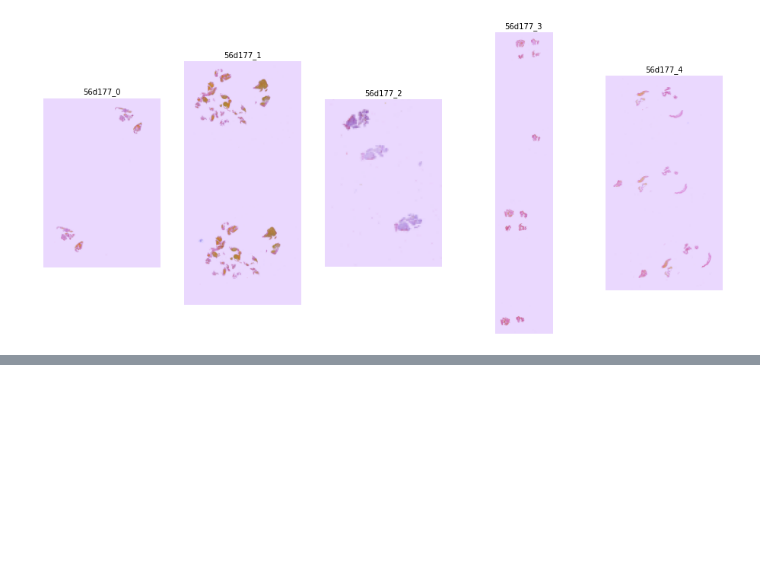
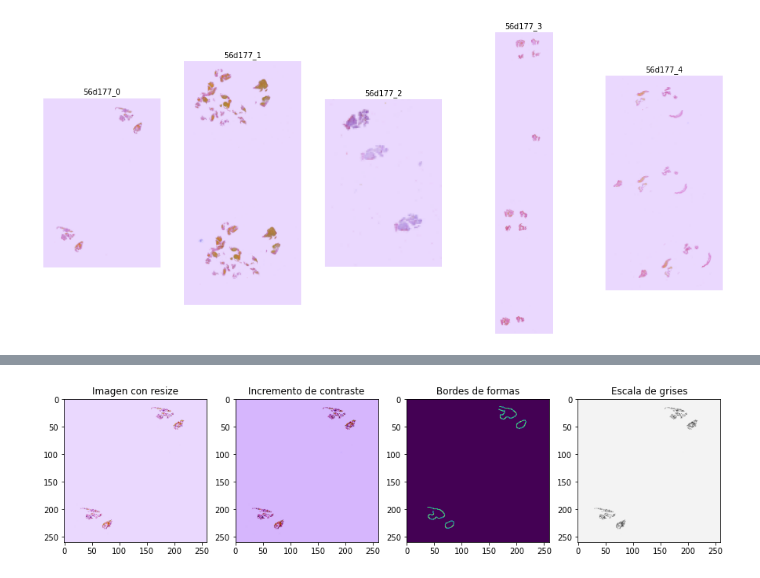
Before and after one commit to washuleru1/ACV-classification, a Jupyter notebook: Análisis exploratorio datos.ipynb, the cells around one changed output, grey strips where cells are left out. Saved outputs shown, nothing was run; the diff lists cells and outputs as text; code cells hidden in the pictures; blank space fills up the shorter version.

```diff
--- a/Análisis exploratorio datos.ipynb
+++ b/Análisis exploratorio datos.ipynb
@@ -198,12 +218,4 @@ plt.show()
 # %%
-img = io.imread("train/56d177_1.tif")
-image_resized = rescale(img, 0.2, multichannel=True, anti_aliasing=True)
-increased_contrast = exposure.adjust_gamma(image_resized, 2)
-img_gray = rgb2gray(image_resized)
-edge_img = feature.canny(img_gray, sigma=3)
-ig, ax = plt.subplots(1,4, figsize=(15,20))
-ax[0].imshow(image_resized); ax[0].set_title('image resized')
-ax[1].imshow(increased_contrast); ax[1].set_title('increased contrast')
-ax[2].imshow(edge_img); ax[2].set_title('detected edges')
-ax[3].imshow(img_gray, cmap='gray'); ax[3].set_title('grayscale')
-plt.show()
+plotImageWithModifications("56d177_0", 260)
+# %% [output]
+[figure, added]
```
Also changed, not shown: parts of 12 cells of this notebook, 6 other files.
